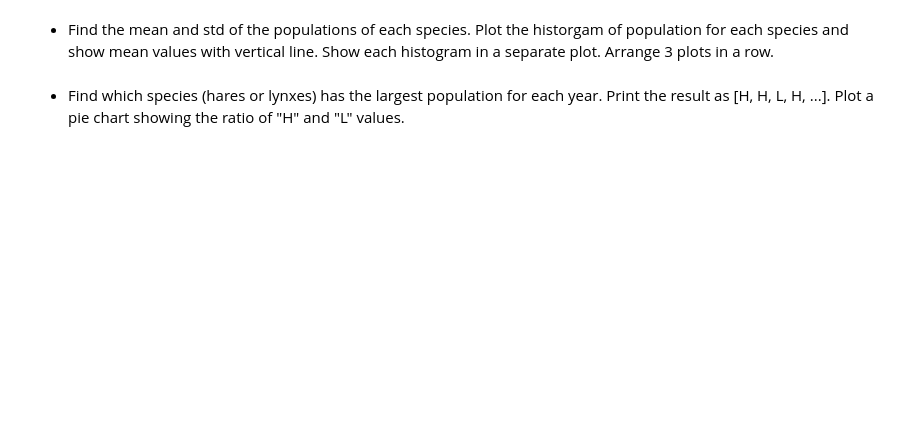
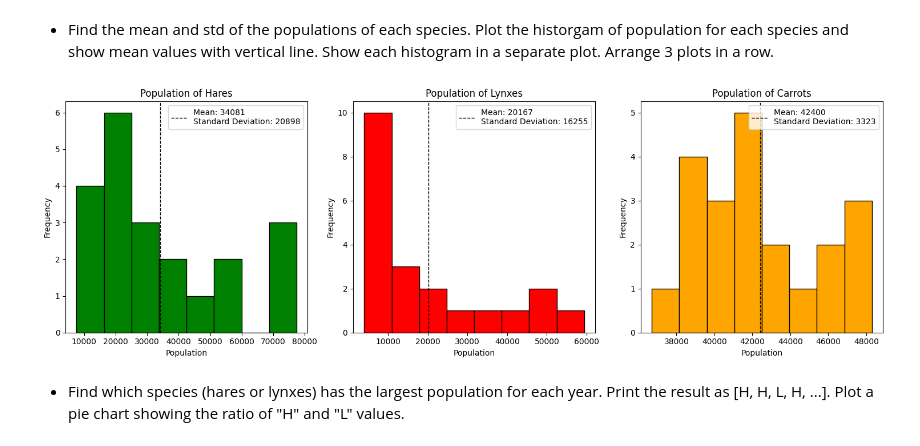
Before and after one commit to SadykovArt/StatPrak_6_sem, a Jupyter notebook: 2. numpy+matplotlib.ipynb, the cells around one changed output. Saved outputs shown, nothing was run; the diff lists cells and outputs as text; code cells hidden in the pictures; blank space fills up the shorter version.

```diff
--- a/2. numpy+matplotlib.ipynb
+++ b/2. numpy+matplotlib.ipynb
@@ -911,4 +960,35 @@ plt.show()
 # %% [markdown]
 - Find the mean and std of the populations of each species. Plot the historgam of population for each species and show mean values with vertical line. Show each histogram in a separate plot. Arrange 3 plots in a row.
+# %%
+plt.figure(figsize=(15, 5))
+
+plt.subplot(1, 3, 1)
+plt.hist(hares, color='green', edgecolor='black', bins=8)
+plt.axvline(np.mean(hares), color='black', linestyle='dashed', linewidth=1, label=f'Mean: {np.mean(hares):.0f}\nStandard Deviation: {np.std(hares):.0f}')
+plt.title('Population of Hares')
+plt.xlabel('Population')
+plt.ylabel('Frequency')
+plt.legend()
+
+plt.subplot(1, 3, 2)
+plt.hist(lynxes, color='red', edgecolor='black', bins=8)
+plt.axvline(np.mean(lynxes), color='black', linestyle='dashed', linewidth=1, label=f'Mean: {np.mean(lynxes):.0f}\nStandard Deviation: {np.std(lynxes):.0f}')
+plt.title('Population of Lynxes')
+plt.xlabel('Population')
+plt.ylabel('Frequency')
+plt.legend()
+
+plt.subplot(1, 3, 3)
+plt.hist(carrots, color='orange', edgecolor='black', bins=8)
+plt.axvline(np.mean(carrots), color='black', linestyle='dashed', linewidth=1, label=f'Mean: {np.mean(carrots):.0f}\nStandard Deviation: {np.std(carrots):.0f}')
+plt.title('Population of Carrots')
+plt.xlabel('Population')
+plt.ylabel('Frequency')
+plt.legend()
+
+plt.tight_layout()
+plt.show()
+# %% [output]
+[figure, added]
 # %% [markdown]
 - Find which species (hares or lynxes) has the largest population for each year. Print the result as [H, H, L, H, ...]. Plot a pie chart showing the ratio of "H" and "L" values.
```
Also changed, not shown: parts of 8 cells of this notebook.
